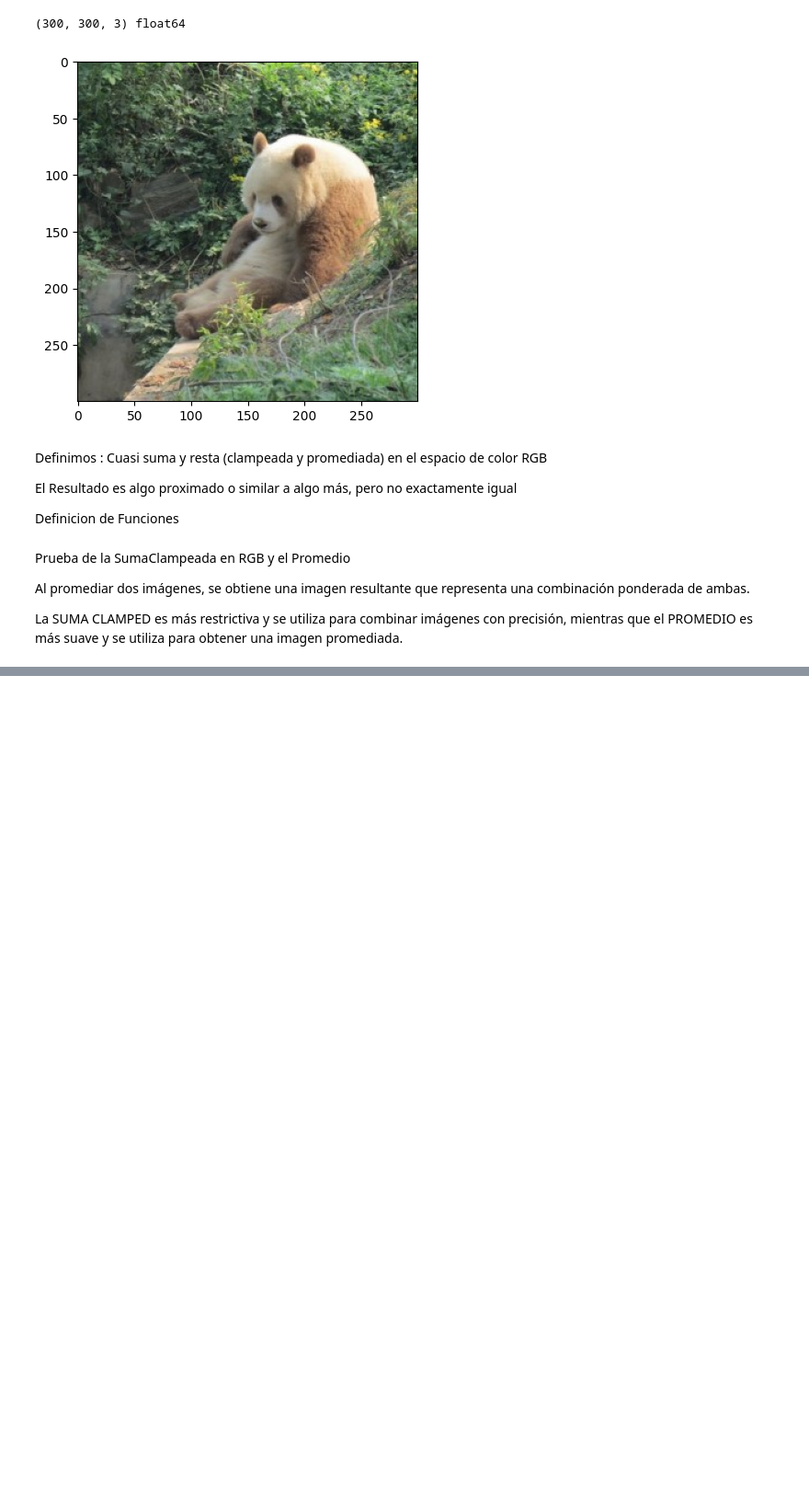
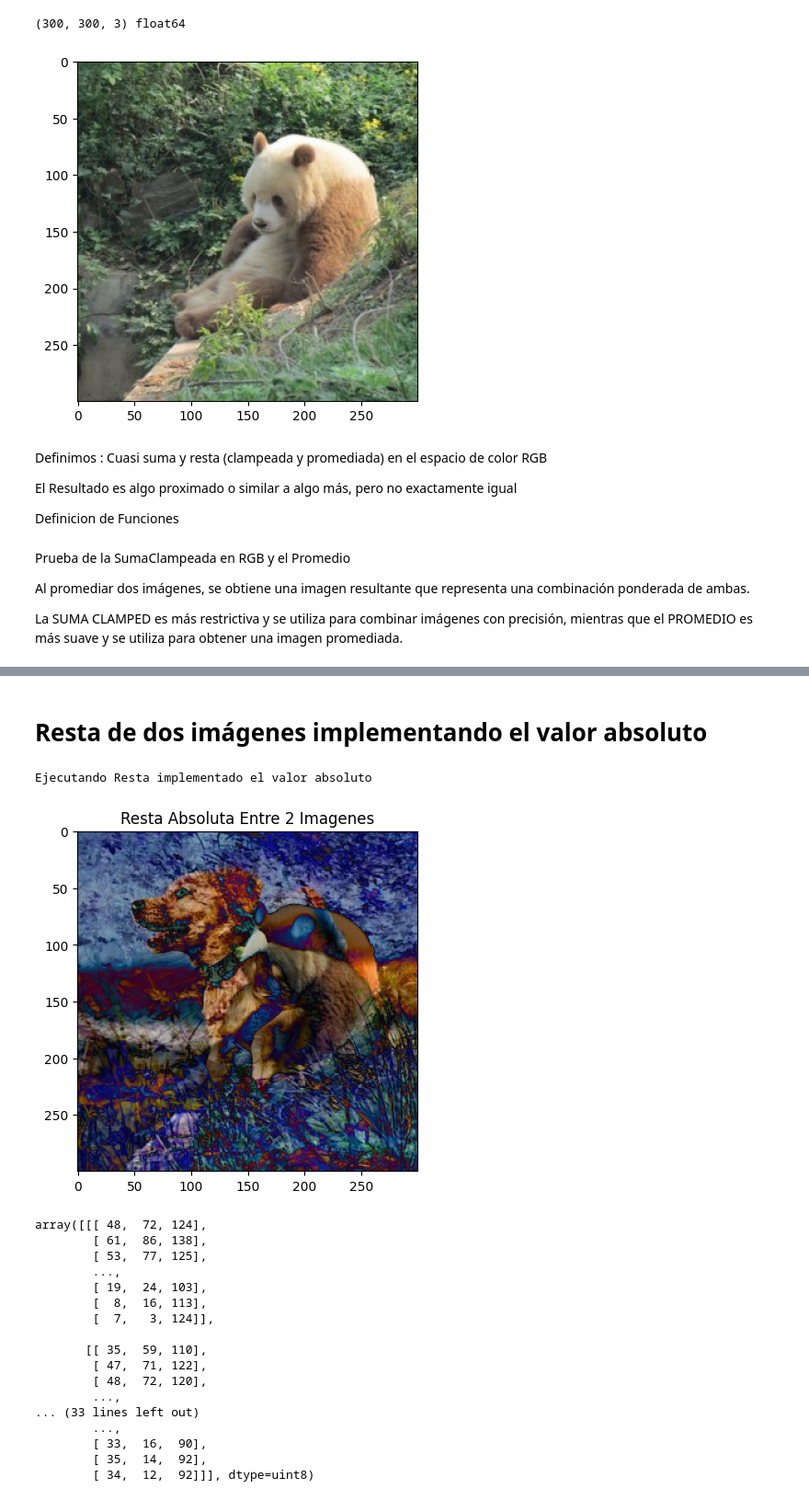
Before and after one commit to CalaMartinALejandro/IPDI, a Jupyter notebook: TP02/TP2.ipynb, the cells around one changed output, grey strips where cells are left out. Shown at 92% size. Drawn from its saved outputs; the diff is of its cells as text; code cells hidden in the pictures; blank space fills up the shorter version.

```diff
--- a/TP02/TP2.ipynb
+++ b/TP02/TP2.ipynb
@@ -110,0 +195,42 @@ sumaClampeadaYIQ
+# %% [markdown]
+# **Resta de dos imágenes implementando el valor absoluto**
+# %%
+
+def resta_imagenes(img1,img2):
+    print('Ejecutando Resta implementado el valor absoluto')
+
+    # Normalización de las imágenes , fueron ingresados al principio imgA = imgA / 255.0
+    # Resta elemento a elemento y valor absoluto
+
+    img_resta = np.abs(img1 - img2)
+
+    # Reescalado y recorte de valores
+    img_resta = np.clip(img_resta * 255, 0, 255).astype(np.uint8)
+
+    # Visualización de la imagen resultante
+    plt.imshow(img_resta)
+    plt.title('Resta Absoluta Entre 2 Imagenes')
+    plt.show()
+    return img_resta
+
+resta_imagenes(imgA,imgB)
+# %% [output]
+Ejecutando Resta implementado el valor absoluto
+[figure, added]
+array([[[ 48,  72, 124],
+        [ 61,  86, 138],
+        [ 53,  77, 125],
+        ...,
+        [ 19,  24, 103],
+        [  8,  16, 113],
+        [  7,   3, 124]],
+
+       [[ 35,  59, 110],
+        [ 47,  71, 122],
+        [ 48,  72, 120],
+        ...,
+... (33 lines left out)
+        ...,
+        [ 33,  16,  90],
+        [ 35,  14,  92],
+        [ 34,  12,  92]]], dtype=uint8)
```
Also changed, not shown: parts of 8 cells of this notebook.
